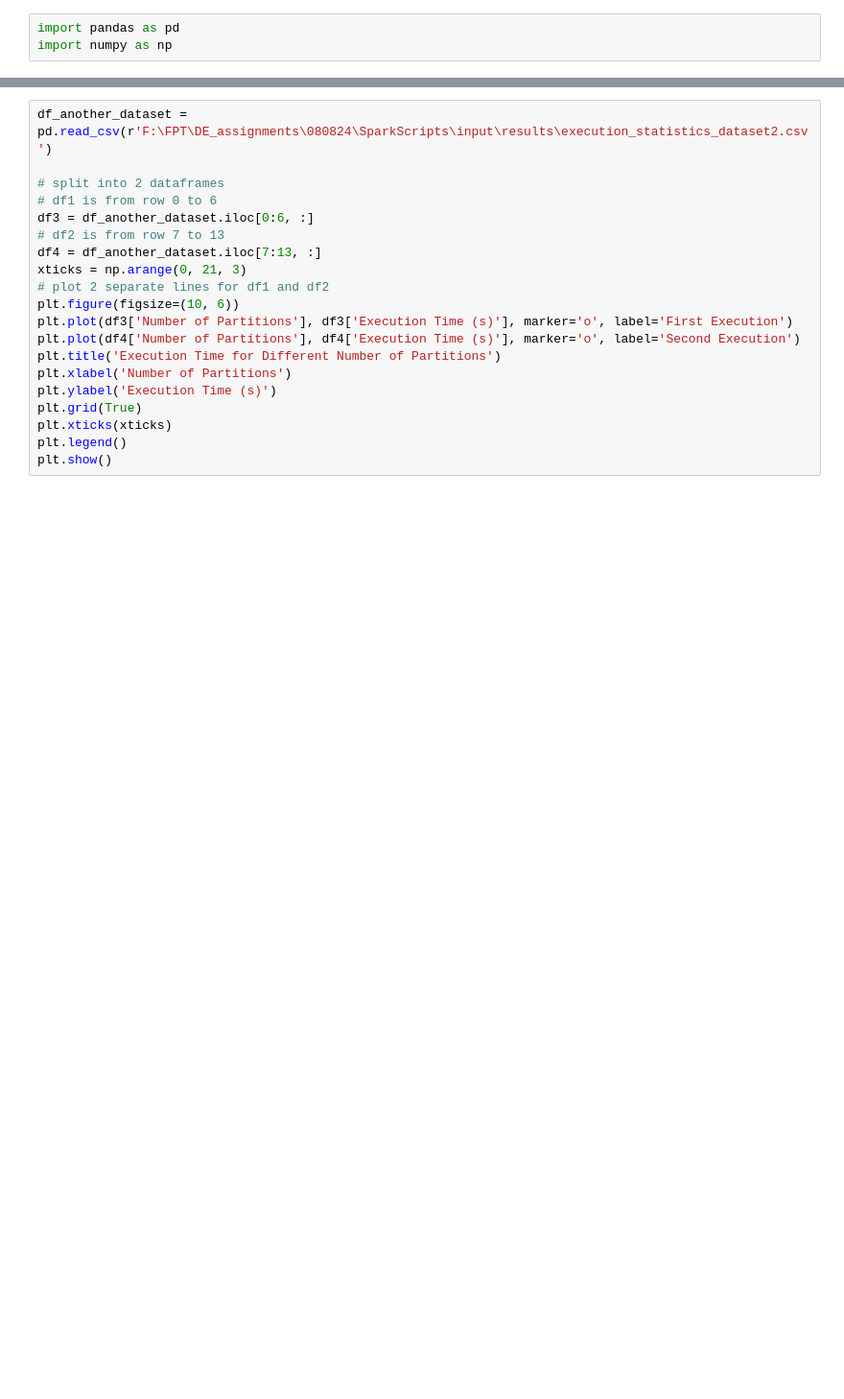
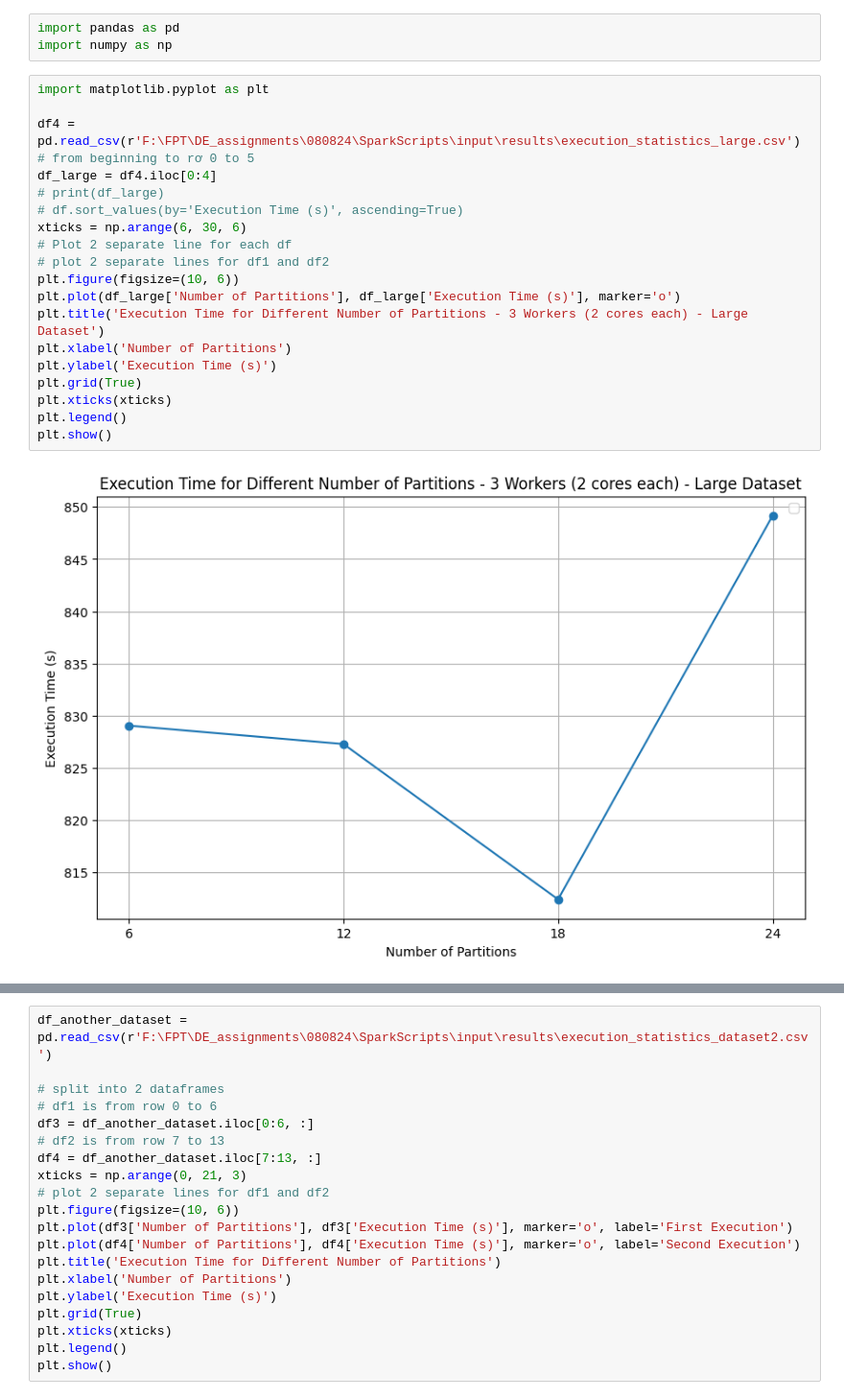
Before and after one commit to ddutjnrevenge-universe/DE_assignments, a Jupyter notebook: 080824/SparkScripts/spark_apps/test.ipynb, the cells around one changed output, grey strips where cells are left out. Shown at 96% size. Saved outputs shown, nothing was run; the diff lists cells and outputs as text; blank space fills up the shorter version.

Commit message:
trying new config for spark job

```diff
--- a/080824/SparkScripts/spark_apps/test.ipynb
+++ b/080824/SparkScripts/spark_apps/test.ipynb
@@ -1,3 +1,25 @@
 # %%
 import pandas as pd
 import numpy as np
+# %%
+import matplotlib.pyplot as plt
+
+df4 = pd.read_csv(r'F:\FPT\DE_assignments\080824\SparkScripts\input\results\execution_statistics_large.csv')
+# from beginning to rơ 0 to 5
+df_large = df4.iloc[0:4]
+# print(df_large)
+# df.sort_values(by='Execution Time (s)', ascending=True)
+xticks = np.arange(6, 30, 6)
+# Plot 2 separate line for each df
+# plot 2 separate lines for df1 and df2
+plt.figure(figsize=(10, 6))
+plt.plot(df_large['Number of Partitions'], df_large['Execution Time (s)'], marker='o')
+plt.title('Execution Time for Different Number of Partitions - 3 Workers (2 cores each) - Large Dataset')
+plt.xlabel('Number of Partitions')
+plt.ylabel('Execution Time (s)')
+plt.grid(True)
+plt.xticks(xticks)
+plt.legend()
+plt.show()
+# %% [output]
+[figure, added]
```
Also changed, not shown: parts of 4 cells of this notebook, 3 other files.
